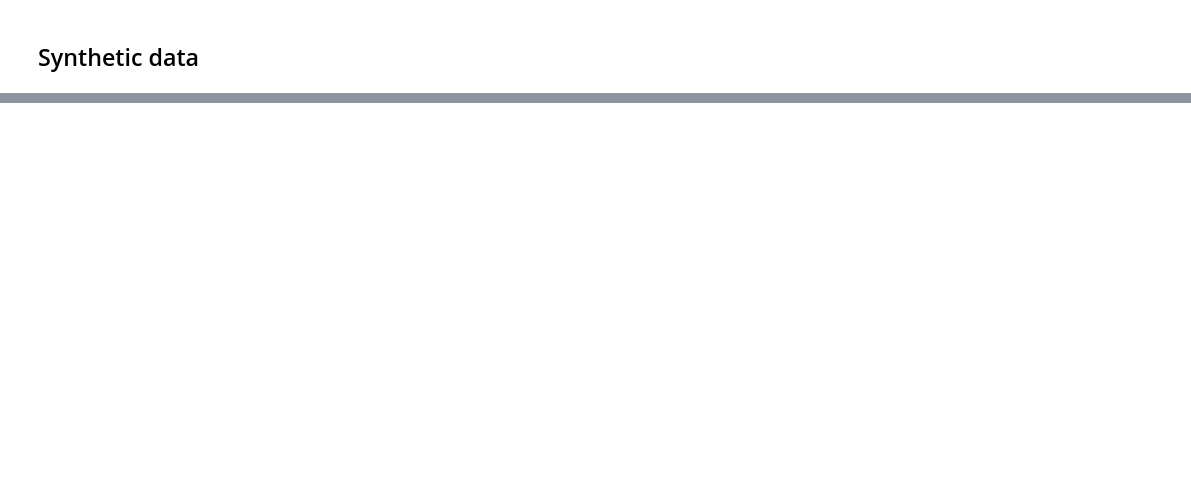
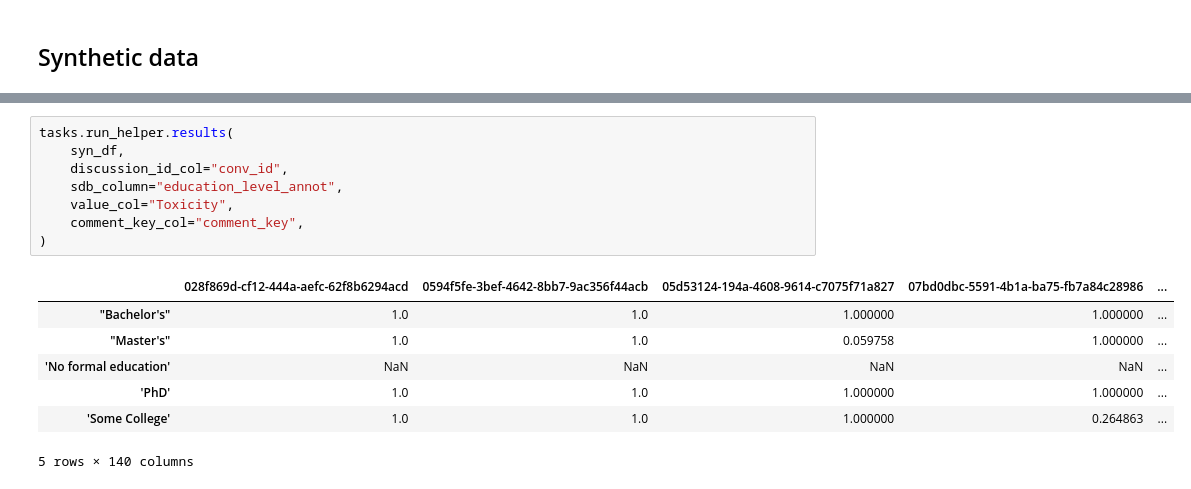
Before and after one commit to dimits-ts/aposteriori-unimodality, a Jupyter notebook: notebooks/synthetic.ipynb, the cells around one changed output, grey strips where cells are left out. Cells and saved outputs as stored; diff of their text form; blank space fills up the shorter version.

```diff
--- a/notebooks/synthetic.ipynb
+++ b/notebooks/synthetic.ipynb
@@ -88,3 +107,19 @@ AssertionError: values [1, 1, 1, 1, 1, 1, 1, 1, 1, 1, 1] (length 11)
+# %%
+tasks.run_helper.results(
+    syn_df,
+    discussion_id_col="conv_id",
+    sdb_column="education_level_annot",
+    value_col="Toxicity",
+    comment_key_col="comment_key",
+)
+# %% [output]
+|  | 028f869d-cf12-444a-aefc-62f8b6294acd | 0594f5fe-3bef-4642-8bb7-9ac356f44acb | 05d53124-194a-4608-9614-c7075f71a827 | 07bd0dbc-5591-4b1a-ba75-fb7a84c28986 | ... |
+| "Bachelor's" | 1.0 | 1.0 | 1.000000 | 1.000000 | ... |
+| "Master's" | 1.0 | 1.0 | 0.059758 | 1.000000 | ... |
+| 'No formal education' | NaN | NaN | NaN | NaN | ... |
+| 'PhD' | 1.0 | 1.0 | 1.000000 | 1.000000 | ... |
+| 'Some College' | 1.0 | 1.0 | 1.000000 | 0.264863 | ... |
+5 rows × 140 columns
 # %%
 tasks.run_helper.results(
     syn_df,
```
Also changed, not shown: parts of 6 cells of this notebook, 2 other files.
